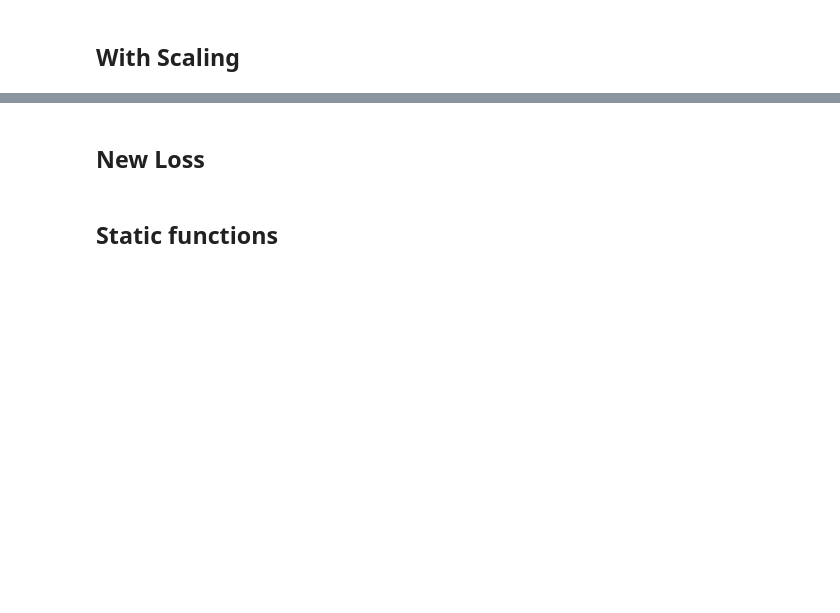
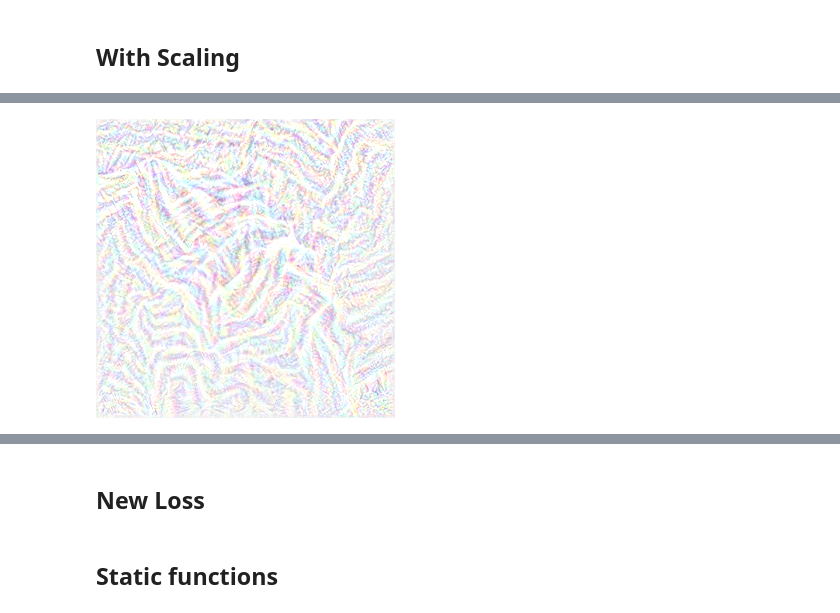
Before and after one commit to tyler-martin-12/tcav_on_azure, a Jupyter notebook: deep_dream_azure.ipynb, the cells around one changed output, grey strips where cells are left out. Cells and saved outputs as stored; diff of their text form; code cells hidden in the pictures; blank space fills up the shorter version.

```diff
--- a/deep_dream_azure.ipynb
+++ b/deep_dream_azure.ipynb
@@ -176,5 +154,0 @@ Use ``imageio.imwrite`` instead.
-# %%
-#img_name
-img_path = 'results/' + img_name + '.png'
-test_img = image.load_img(img_path, target_size=(299, 299))
-test_img
@@ -192,5 +155,10 @@ show_img
 # %% [markdown]
 ## With Scaling
+# %%
+base_image_path = '/home/tyler/Desktop/tcav_on_azure/concepts/horse_sub_1/img201.jpg'
+#base_image_path = '/home/tyler/Desktop/tcav_on_azure/concepts/noise_white/img1.jpg'
+
+jitter_setting = .01
 # %%
 tf.logging.set_verbosity(0)
 
@@ -226,0 +207,5 @@ save_img(img, fname='results/test_1.png')
+# %%
+#img_path = 'concepts/striped_sub_1/striped_0004.jpg'
+img_path = 'results/test_1.png'
+show_img = image.load_img(img_path, target_size=(299, 299))
+show_img
@@ -226,0 +217,5 @@ save_img(img, fname='results/test_1.png')
+# %%
+show_img = image.load_img('results/striped_7_8_9.png', target_size=(299, 299))
+show_img
+# %% [output]
+[figure, added]
```
Also changed, not shown: parts of 14 cells of this notebook, 13 other files.
